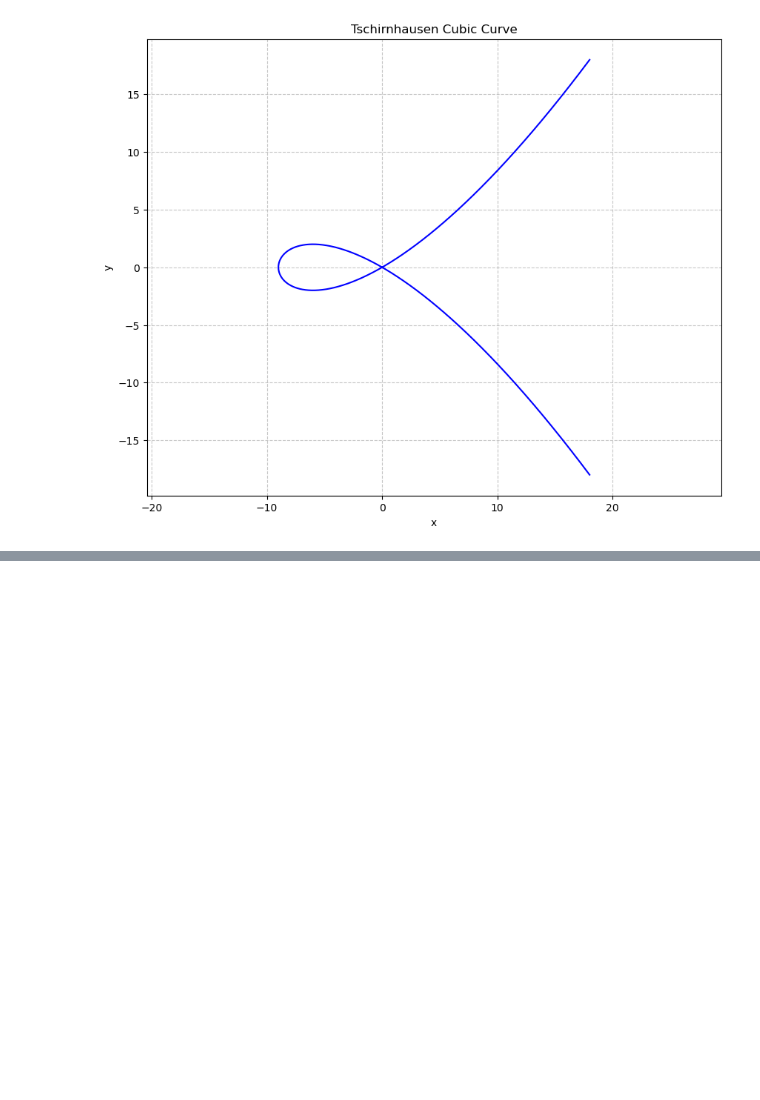
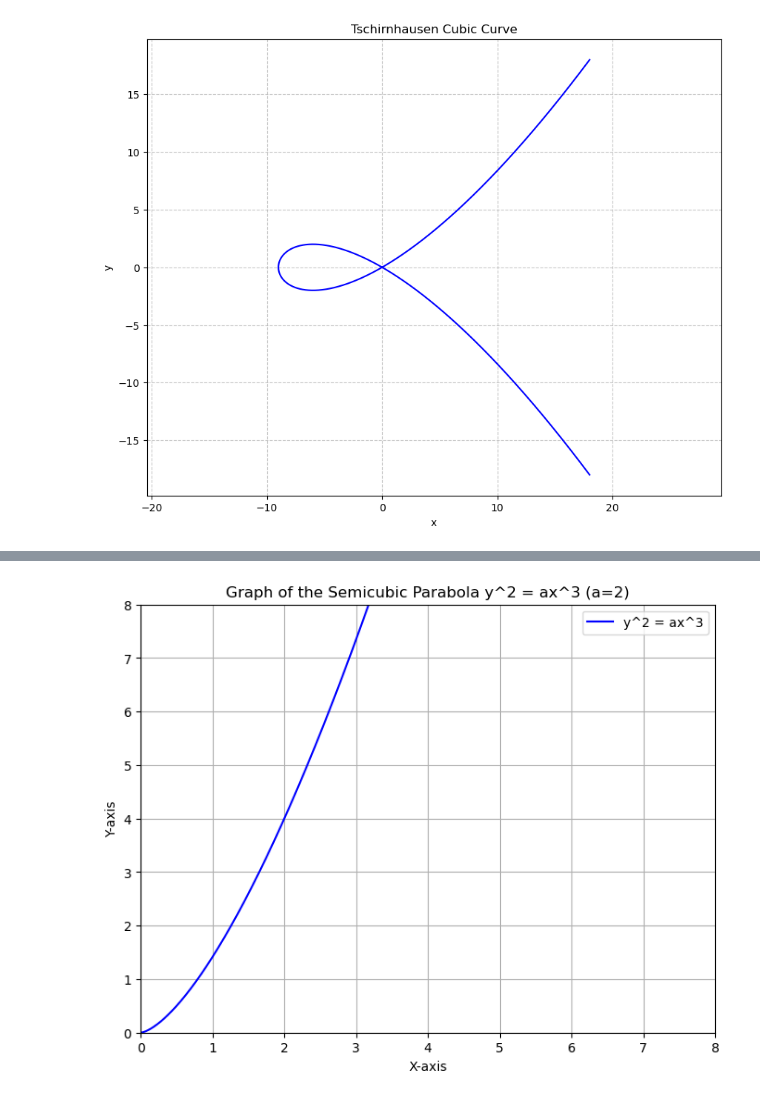
Before and after one commit to MartaHrudzynska/RR-SMP, a Jupyter notebook: example.ipynb, the cells around one changed output, grey strips where cells are left out. Drawn from its saved outputs; the diff is of its cells as text; code cells hidden in the pictures; blank space fills up the shorter version.

```diff
--- a/example.ipynb
+++ b/example.ipynb
@@ -94,0 +109,8 @@ curve.plot((-20,20), color='purple')
+# %%
+from quadcubicViz.thirdordercurves import SemicubicParabola
+
+curve = SemicubicParabola(2)
+
+curve.plot()
+# %% [output]
+[figure, added]
```
Also changed, not shown: parts of 13 cells of this notebook, 17 other files.
